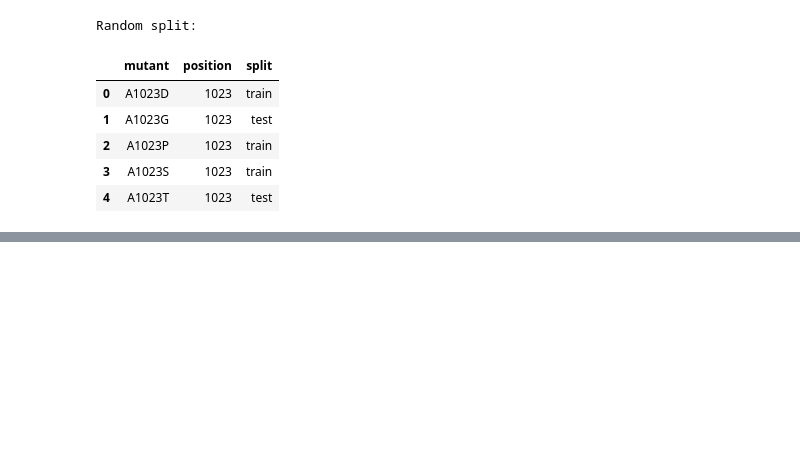
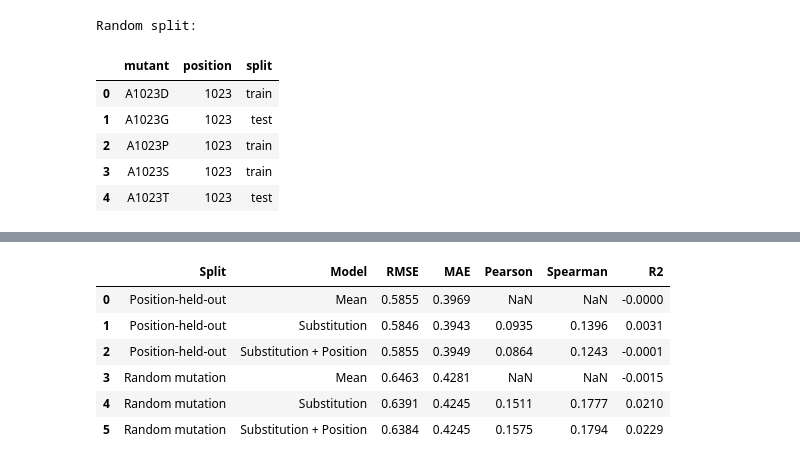
Before and after one commit to subhash-kurmana/Mandrake-Bio, a Jupyter notebook: notebooks/02_baselines_and_protein_model.ipynb, the cells around one changed output, grey strips where cells are left out. Saved outputs shown, nothing was run; the diff lists cells and outputs as text; code cells hidden in the pictures; blank space fills up the shorter version.

```diff
--- a/notebooks/02_baselines_and_protein_model.ipynb
+++ b/notebooks/02_baselines_and_protein_model.ipynb
@@ -585,36 +763,52 @@ R2: 0.0140
 # %%
-random_position_model = build_position_substitution_model(
-    alpha=1.0
+baseline_results = pd.DataFrame([
+
+    {
+        "Split": "Position-held-out",
+        "Model": "Mean",
+        **(
+            regression_metrics(
+                test_pos["DMS_score"],
+                np.full(
+                    len(test_pos),
+                    trainval_pos["DMS_score"].mean()
+                )
+            )
+        )
+    },
+
+    {
+        "Split": "Position-held-out",
+        "Model": "Substitution",
+        **final_substitution_test_metrics
+    },
+
+    {
+        "Split": "Position-held-out",
+        "Model": "Substitution + Position",
+        **final_position_test_metrics
+    },
+
+    {
+        "Split": "Random mutation",
+        "Model": "Mean",
+        **random_mean_test_metrics
+    },
+
+    {
+        "Split": "Random mutation",
+        "Model": "Substitution",
+        **random_substitution_test_metrics
+    },
+
+    {
+        "Split": "Random mutation",
+        "Model": "Substitution + Position",
+        **random_position_test_metrics
+    }
+])
+
+display(
+    baseline_results.round(4)
 )
-
-random_position_model.fit(
-    train_rand[
-        [
-            "substitution",
-            "position"
-        ]
-    ],
-    train_rand["DMS_score"]
-)
-
-random_position_test_pred = (
-    random_position_model.predict(
-        test_rand[
-            [
-                "substitution",
-                "position"
-            ]
-        ]
-    )
-)
-
-random_position_test_metrics = regression_metrics(
-    test_rand["DMS_score"],
-    random_position_test_pred
-)
-
-print("Random split — substitution + position")
-
-for key, value in random_position_test_metrics.items():
-    print(f"{key}: {value:.4f}")
 # %% [output]
@@ -627 +815,8 @@ R2: 0.0160
+|  | Split | Model | RMSE | MAE | Pearson | Spearman | R2 |
+| 0 | Position-held-out | Mean | 0.5855 | 0.3969 | NaN | NaN | -0.0000 |
+| 1 | Position-held-out | Substitution | 0.5846 | 0.3943 | 0.0935 | 0.1396 | 0.0031 |
+| 2 | Position-held-out | Substitution + Position | 0.5855 | 0.3949 | 0.0864 | 0.1243 | -0.0001 |
+| 3 | Random mutation | Mean | 0.6463 | 0.4281 | NaN | NaN | -0.0015 |
+| 4 | Random mutation | Substitution | 0.6391 | 0.4245 | 0.1511 | 0.1777 | 0.0210 |
+| 5 | Random mutation | Substitution + Position | 0.6384 | 0.4245 | 0.1575 | 0.1794 | 0.0229 |
 # %%
```
Also changed, not shown: parts of 28 cells of this notebook, 2 other files.
